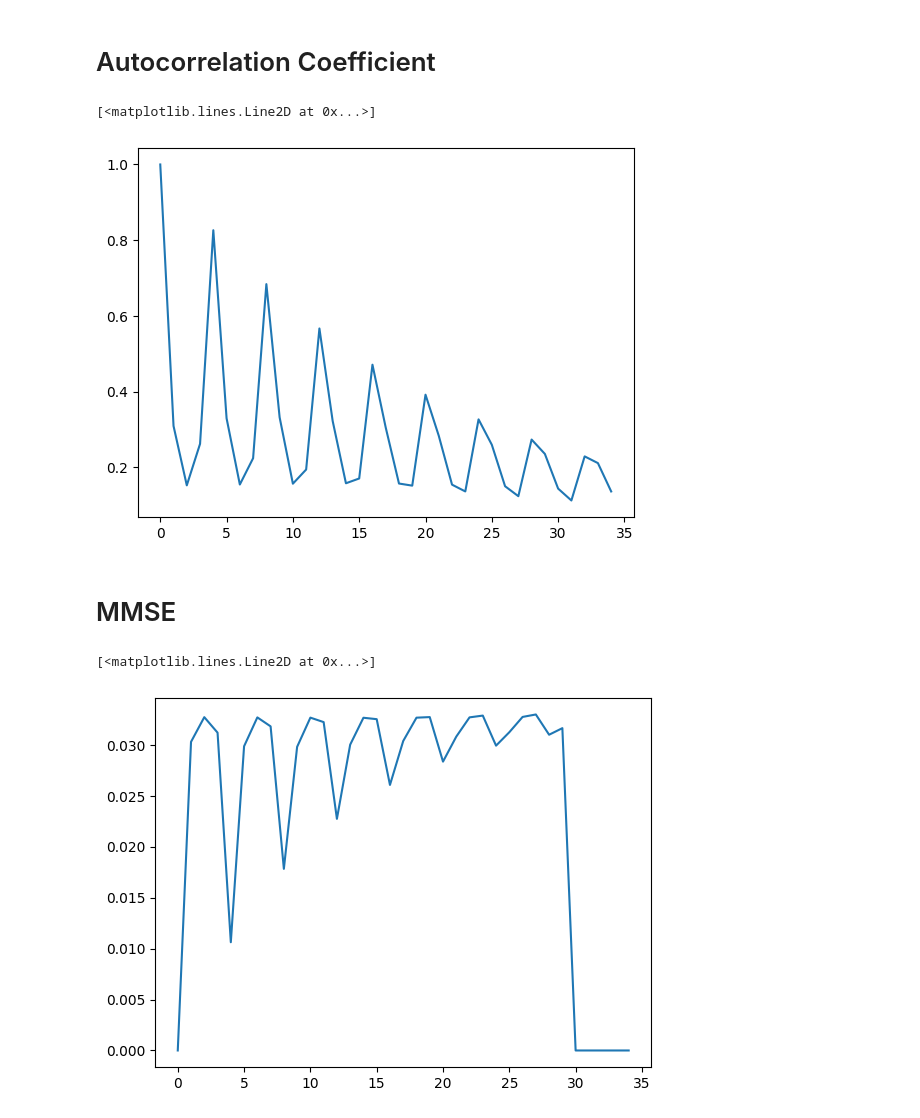
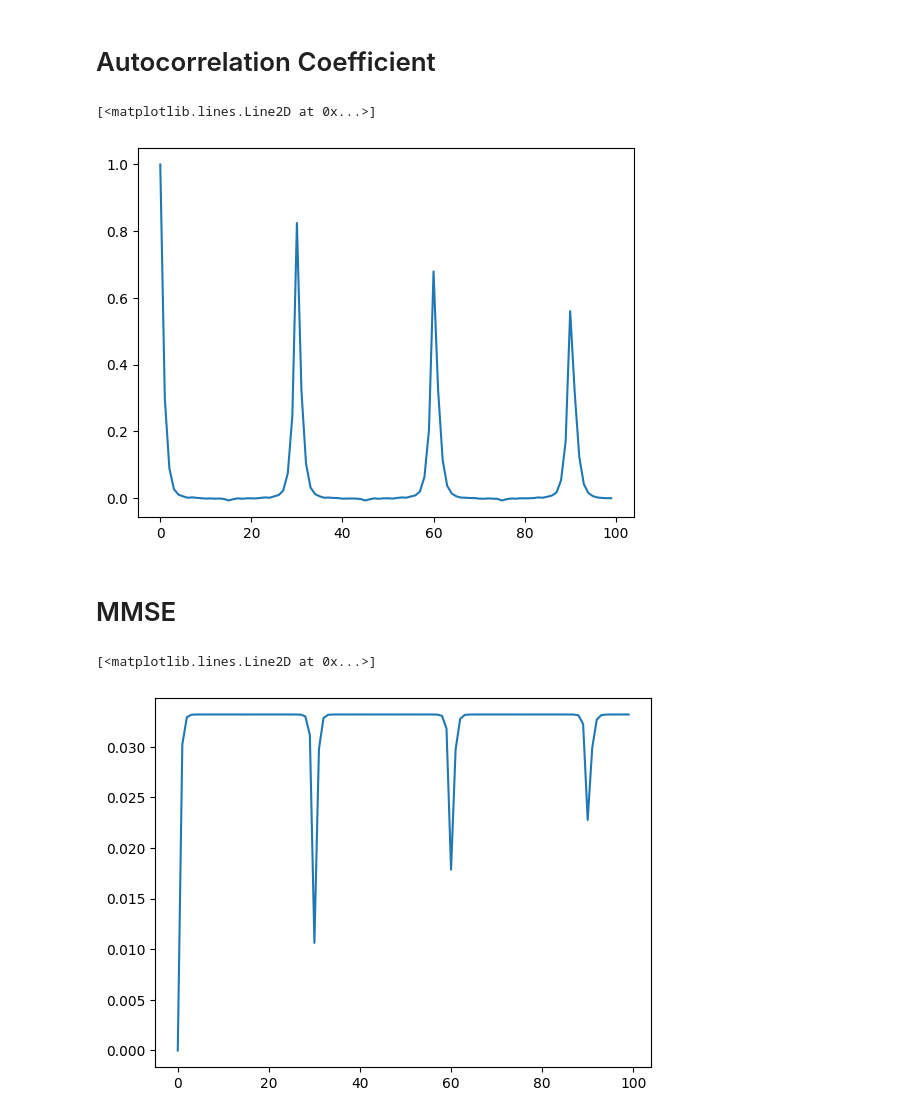
Before and after one commit to Kamran0153/Autoregressive-Model-Exp, a Jupyter notebook: AR(p)InferenceError.ipynb, the cells around one changed output. Cells and saved outputs as stored; diff of their text form; code cells hidden in the pictures.

```diff
--- a/AR(p)InferenceError.ipynb
+++ b/AR(p)InferenceError.ipynb
@@ -10,7 +10,7 @@ from scipy.special import jv
 sample=1000000
 x=np.zeros(sample)
 y=np.zeros(sample)
-p=4
+p=30
 a=np.zeros(p)
 a[0]=0.1 #AR-coefficient a_1
 a[p-1]=0.8 #AR-coefficient a_p
@@ -33,25 +33,26 @@ plt.plot(x[1:1000])
 # %%
 import pandas as pd
 s = pd.Series(x)
 rho=[]
 age=[]
-for k in range(0,35):
+Range=100
+for k in range(0,Range):
    rho.append(s.autocorr(lag=k))
    age.append(k)
 plt.plot(age, rho)
 # %% [output]
 [<matplotlib.lines.Line2D at 0x...>]
-[figure, old version]
+[figure, new version]
 # %% [markdown]
 # MMSE
 # %%
 error=np.zeros(len(age))
-for k in range(30):
+for k in range(Range):
   error[k]=(1-rho[k]**2)*np.var(y)
 plt.plot(age,error)
 # %% [output]
 [<matplotlib.lines.Line2D at 0x...>]
-[figure, old version]
+[figure, new version]
 # %%
 error
 # %% [output]
```
Also changed, not shown: parts of 2 cells of this notebook.
